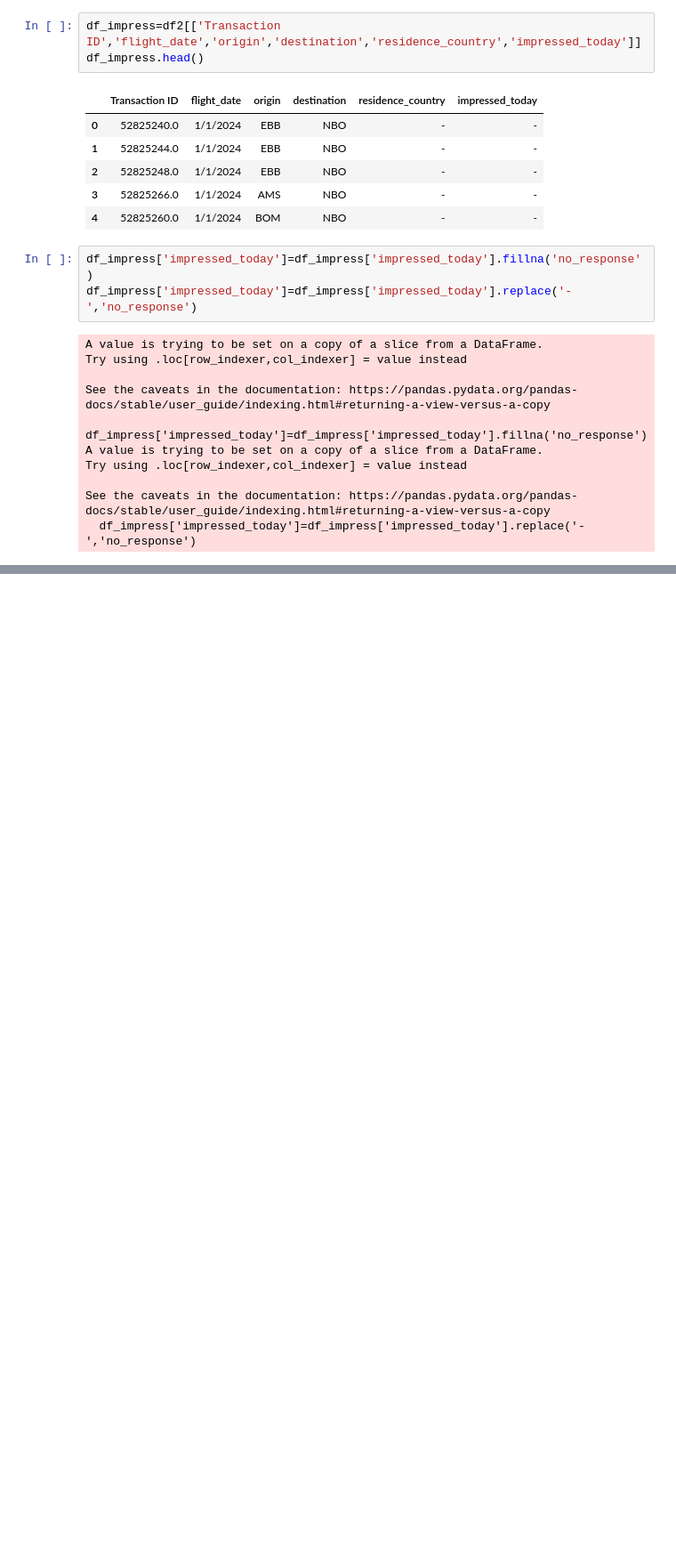
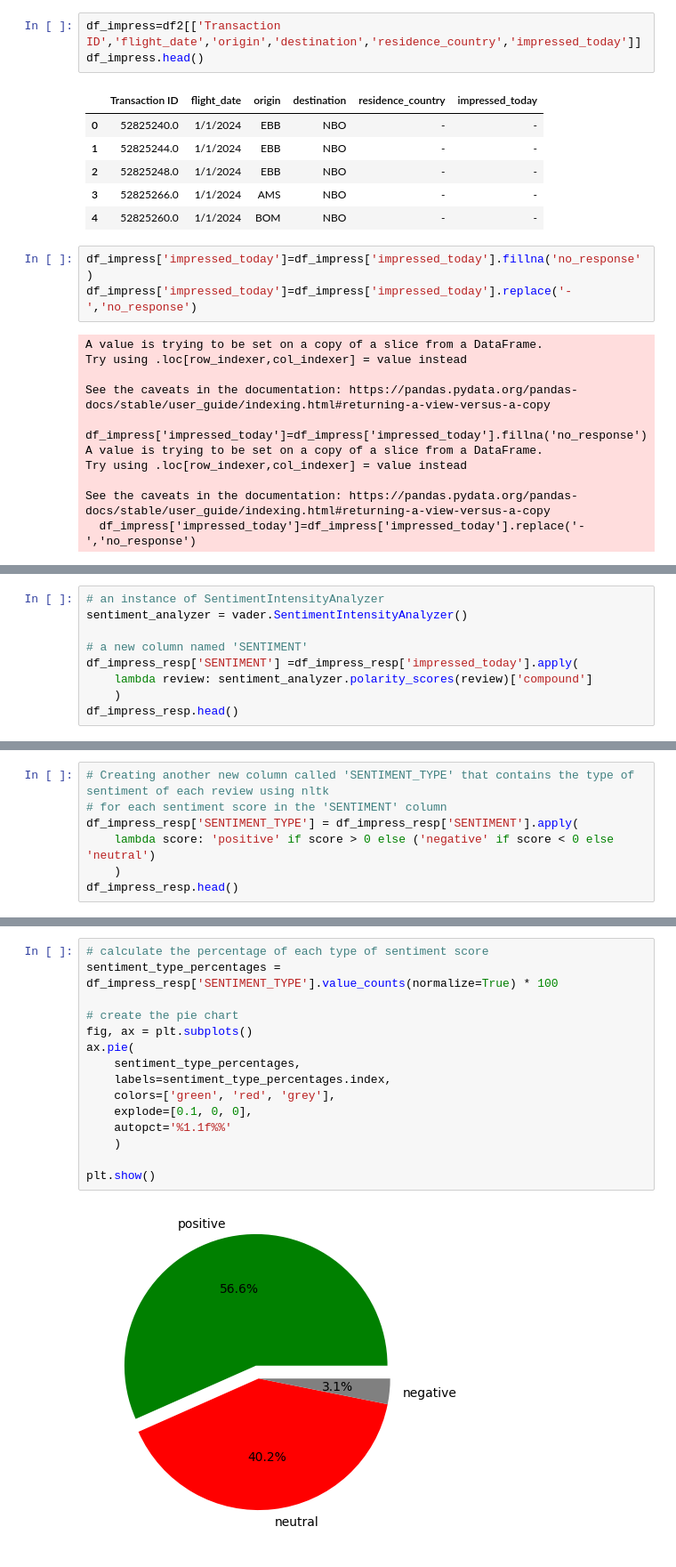
Before and after one commit to Karlajack/Final_Capstone_Project, a Jupyter notebook: Airline_Customer_Reviews.ipynb, the cells around one changed output, grey strips where cells are left out. Shown: that part at 89% size. Cells and saved outputs as stored; diff of their text form; blank space fills up the shorter version.

```diff
--- a/Airline_Customer_Reviews.ipynb
+++ b/Airline_Customer_Reviews.ipynb
@@ -267,0 +291,9 @@ df_impress_resp
+# %%
+# an instance of SentimentIntensityAnalyzer
+sentiment_analyzer = vader.SentimentIntensityAnalyzer()
+
+# a new column named 'SENTIMENT'
+df_impress_resp['SENTIMENT'] =df_impress_resp['impressed_today'].apply(
+    lambda review: sentiment_analyzer.polarity_scores(review)['compound']
+    )
+df_impress_resp.head()
@@ -267,0 +312,7 @@ df_impress_resp
+# %%
+# Creating another new column called 'SENTIMENT_TYPE' that contains the type of sentiment of each review using nltk
+# for each sentiment score in the 'SENTIMENT' column
+df_impress_resp['SENTIMENT_TYPE'] = df_impress_resp['SENTIMENT'].apply(
+    lambda score: 'positive' if score > 0 else ('negative' if score < 0 else 'neutral')
+    )
+df_impress_resp.head()
@@ -267,0 +342,17 @@ df_impress_resp
+# %%
+# calculate the percentage of each type of sentiment score
+sentiment_type_percentages = df_impress_resp['SENTIMENT_TYPE'].value_counts(normalize=True) * 100
+
+# create the pie chart
+fig, ax = plt.subplots()
+ax.pie(
+    sentiment_type_percentages,
+    labels=sentiment_type_percentages.index,
+    colors=['green', 'red', 'grey'],
+    explode=[0.1, 0, 0],
+    autopct='%1.1f%%'
+    )
+
+plt.show()
+# %% [output]
+[figure, added]
```
Also changed, not shown: parts of 8 cells of this notebook.
